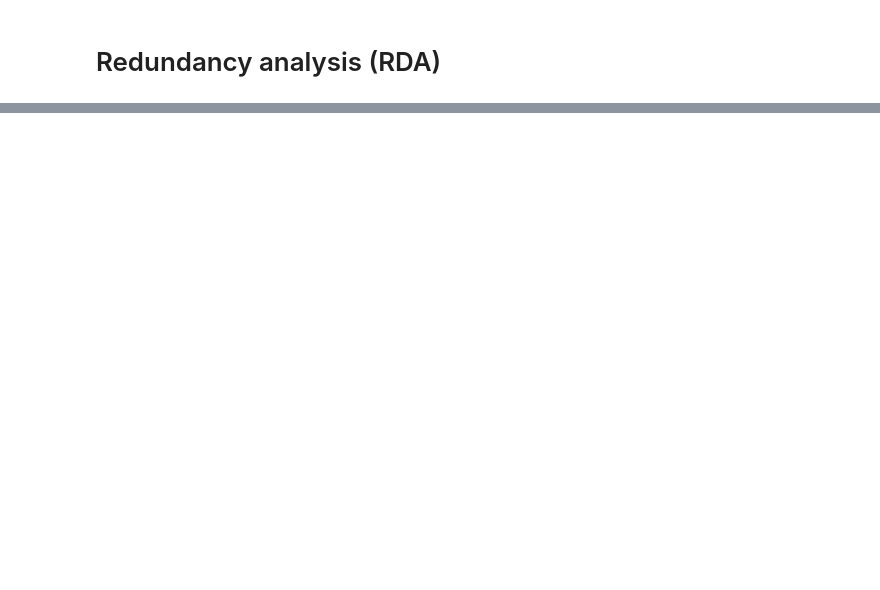
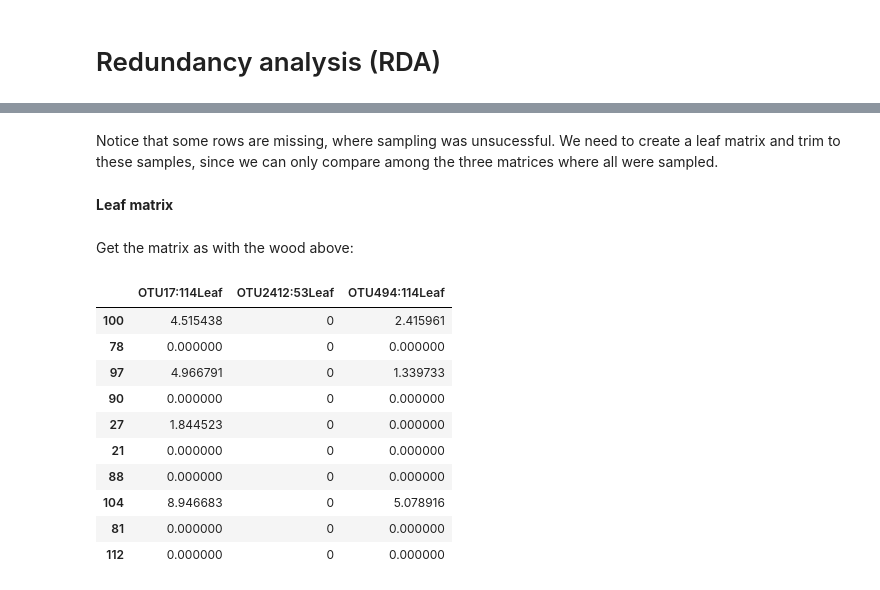
Before and after one commit to danchurch/taiwan_combined, a Jupyter notebook: XylariaLeafWoodStats.ipynb, the cells around one changed output, grey strips where cells are left out. Saved outputs shown, nothing was run; the diff lists cells and outputs as text; code cells hidden in the pictures; blank space fills up the shorter version.

```diff
--- a/XylariaLeafWoodStats.ipynb
+++ b/XylariaLeafWoodStats.ipynb
@@ -319,0 +365,27 @@ Huh, it looks like the wood retained more reads than the leaves. I'm a bit confu
+# %% [markdown]
+Notice that some rows are missing, where sampling was unsucessful. We need to create a leaf matrix and trim to these samples, since we can only compare among the three matrices where all were sampled.
+# %% [markdown]
+**Leaf matrix**
+# %% [markdown]
+Get the matrix as with the wood above:
+# %%
+leaf95 <- subset_samples(deseq95, Library=='L')  ## leaves only
+leafmat <- t(otu_table(leaf95)@.Data) ## leaf species matrix
+leafnames <- sample_data(leaf95)@.Data[[1]] ## get sample numbers
+## get rid of "_" character in two of our sample names:
+leafnames[10] <- "112"
+leafnames[92] <- "126"
+rownames(leafmat) <- leafnames
+leafmat[1:10,1:3]
+# %% [output]
+|  | OTU17:114Leaf | OTU2412:53Leaf | OTU494:114Leaf |
+| 100 | 4.515438 | 0 | 2.415961 |
+| 78 | 0.000000 | 0 | 0.000000 |
+| 97 | 4.966791 | 0 | 1.339733 |
+| 90 | 0.000000 | 0 | 0.000000 |
+| 27 | 1.844523 | 0 | 0.000000 |
+| 21 | 0.000000 | 0 | 0.000000 |
+| 88 | 0.000000 | 0 | 0.000000 |
+| 104 | 8.946683 | 0 | 5.078916 |
+| 81 | 0.000000 | 0 | 0.000000 |
+| 112 | 0.000000 | 0 | 0.000000 |
```
Also changed, not shown: parts of 14 cells of this notebook.
